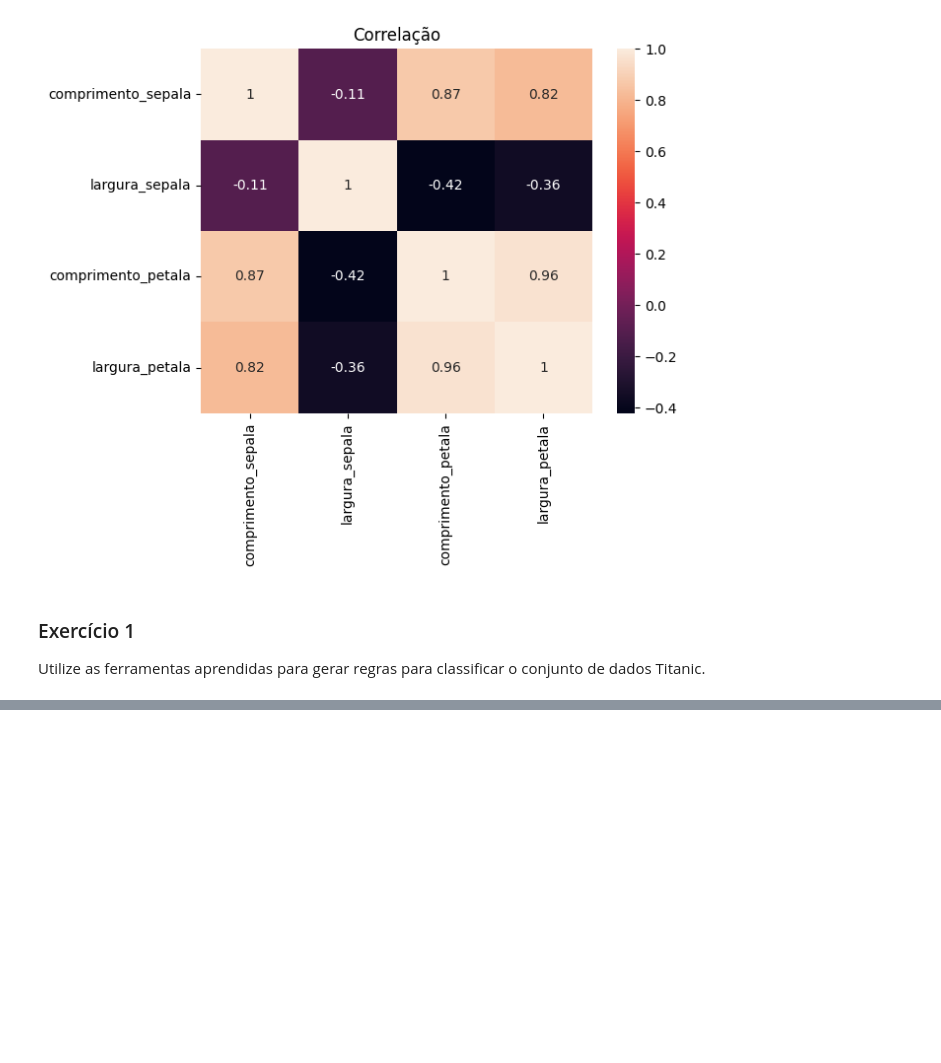
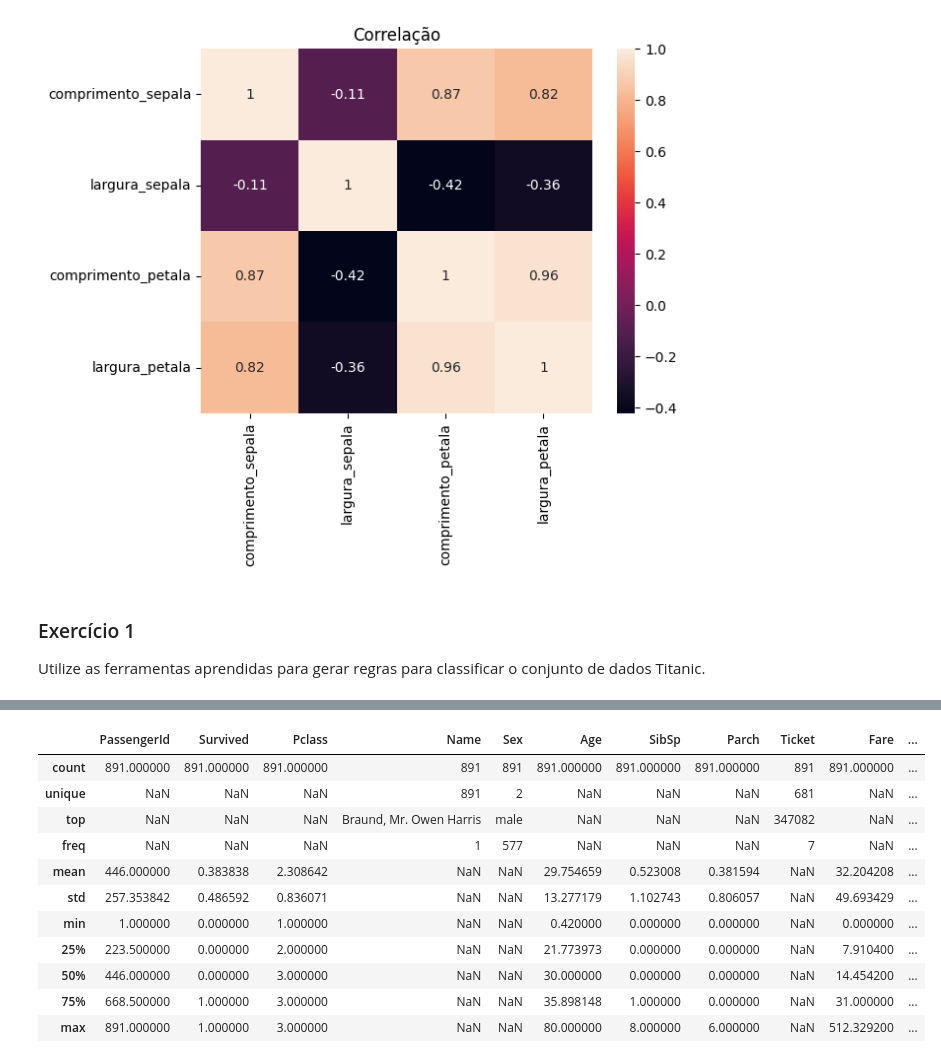
Before and after one commit to luadeprataart/Reconhecimento-de-Padroes, a Jupyter notebook: 03_Analise_Exploratoria.ipynb, the cells around one changed output, grey strips where cells are left out. Cells and saved outputs as stored; diff of their text form; code cells hidden in the pictures; blank space fills up the shorter version.

```diff
--- a/03_Analise_Exploratoria.ipynb
+++ b/03_Analise_Exploratoria.ipynb
@@ -355,0 +478,3 @@ Matriz de correlação:
+# %%
+dataset = dataset.reset_index(drop=True)
+dataset['Age'] = dataset.groupby('Title')['Age'].apply(lambda x: x.fillna(x.mean()))
@@ -355,0 +490,10 @@ Matriz de correlação:
+# %%
+dataset['Title'] = dataset['Title'].replace(['Capt', 'Col', 'Countess', 'Don', 'Dona' , 'Dr', 'Jonkheer', 'Lady',
+                                             'Major', 'Master',  'Miss'  ,'Mlle', 'Mme', 'Mr', 'Mrs', 'Ms', 'Rev', 'Sir'],
+                                            ['Sacrificed', 'Respected', 'Nobles', 'Mr', 'Mrs', 'Respected', 'Mr', 'Nobles',
+                                             'Respected', 'Kids', 'Miss', 'Nobles', 'Nobles', 'Mr', 'Mrs', 'Nobles', 'Sacrificed', 'Nobles'])
+dataset['Title'] = dataset['Title'].replace(['Kids', 'Miss', 'Mr', 'Mrs', 'Nobles', 'Respected', 'Sacrificed'], [4, 4, 2, 5, 6, 3, 1])
+# %%
+dataset['TempAgroup'] = pd.qcut(dataset['Age'], 10)
+
+dataset[['TempAgroup', 'Survived']].groupby(['TempAgroup'], as_index=False).mean()
@@ -355,0 +512,3 @@ Matriz de correlação:
+# %%
+dataset['Agroup'] = pd.qcut(dataset['Age'], 10, labels=range(10))
+dataset[['Agroup', 'Survived']].groupby(['Agroup'], as_index=False).mean()
@@ -355,0 +536,15 @@ Matriz de correlação:
+# %%
+dataset.describe(include='all')
+# %% [output]
+|  | PassengerId | Survived | Pclass | Name | Sex | Age | SibSp | Parch | Ticket | Fare | ... |
+| count | 891.000000 | 891.000000 | 891.000000 | 891 | 891 | 891.000000 | 891.000000 | 891.000000 | 891 | 891.000000 | ... |
+| unique | NaN | NaN | NaN | 891 | 2 | NaN | NaN | NaN | 681 | NaN | ... |
+| top | NaN | NaN | NaN | Braund, Mr. Owen Harris | male | NaN | NaN | NaN | 347082 | NaN | ... |
+| freq | NaN | NaN | NaN | 1 | 577 | NaN | NaN | NaN | 7 | NaN | ... |
+| mean | 446.000000 | 0.383838 | 2.308642 | NaN | NaN | 29.754659 | 0.523008 | 0.381594 | NaN | 32.204208 | ... |
+| std | 257.353842 | 0.486592 | 0.836071 | NaN | NaN | 13.277179 | 1.102743 | 0.806057 | NaN | 49.693429 | ... |
+| min | 1.000000 | 0.000000 | 1.000000 | NaN | NaN | 0.420000 | 0.000000 | 0.000000 | NaN | 0.000000 | ... |
+| 25% | 223.500000 | 0.000000 | 2.000000 | NaN | NaN | 21.773973 | 0.000000 | 0.000000 | NaN | 7.910400 | ... |
+| 50% | 446.000000 | 0.000000 | 3.000000 | NaN | NaN | 30.000000 | 0.000000 | 0.000000 | NaN | 14.454200 | ... |
+| 75% | 668.500000 | 1.000000 | 3.000000 | NaN | NaN | 35.898148 | 1.000000 | 0.000000 | NaN | 31.000000 | ... |
+| max | 891.000000 | 1.000000 | 3.000000 | NaN | NaN | 80.000000 | 8.000000 | 6.000000 | NaN | 512.329200 | ... |
```
Also changed, not shown: parts of 48 cells of this notebook.
